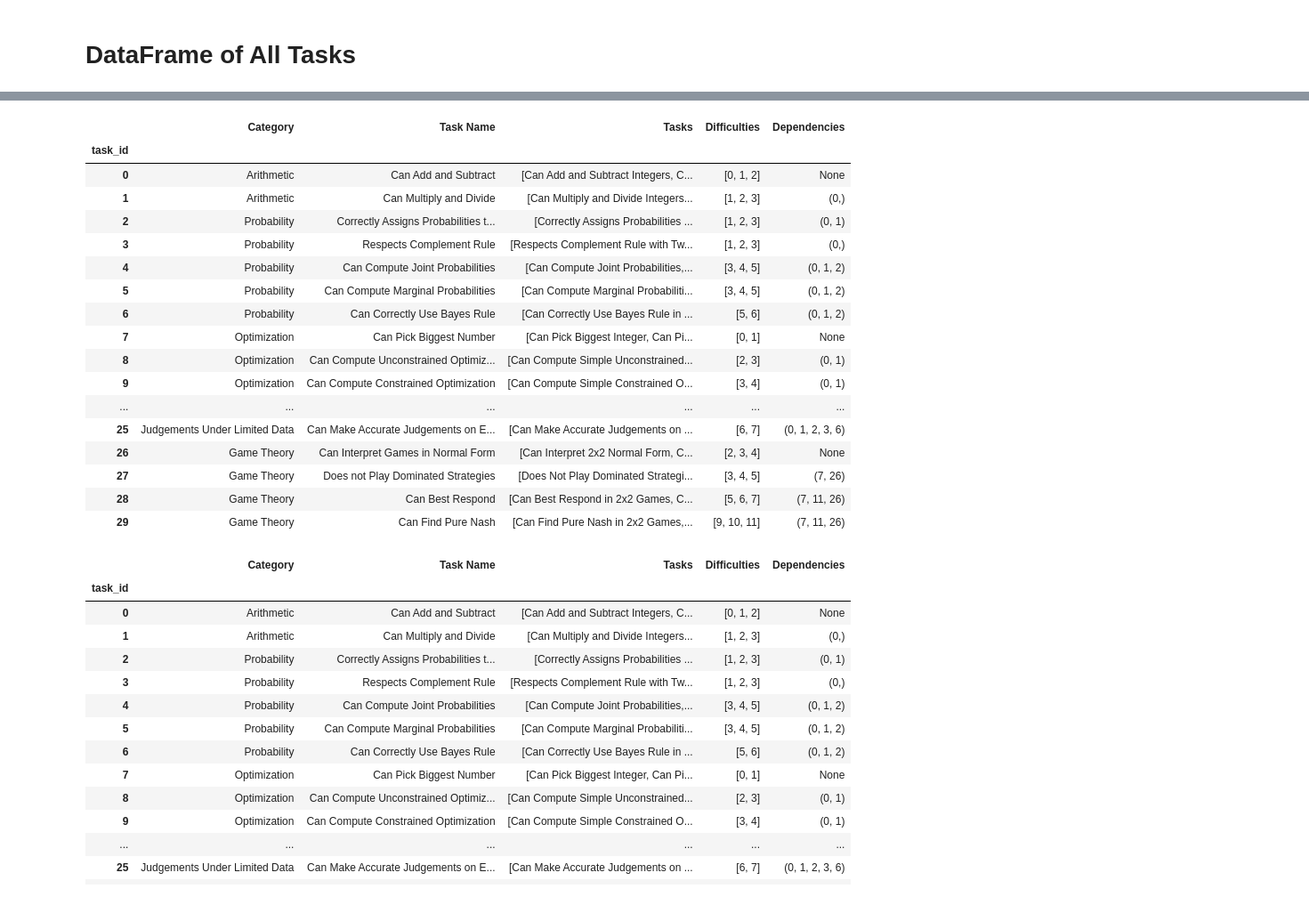
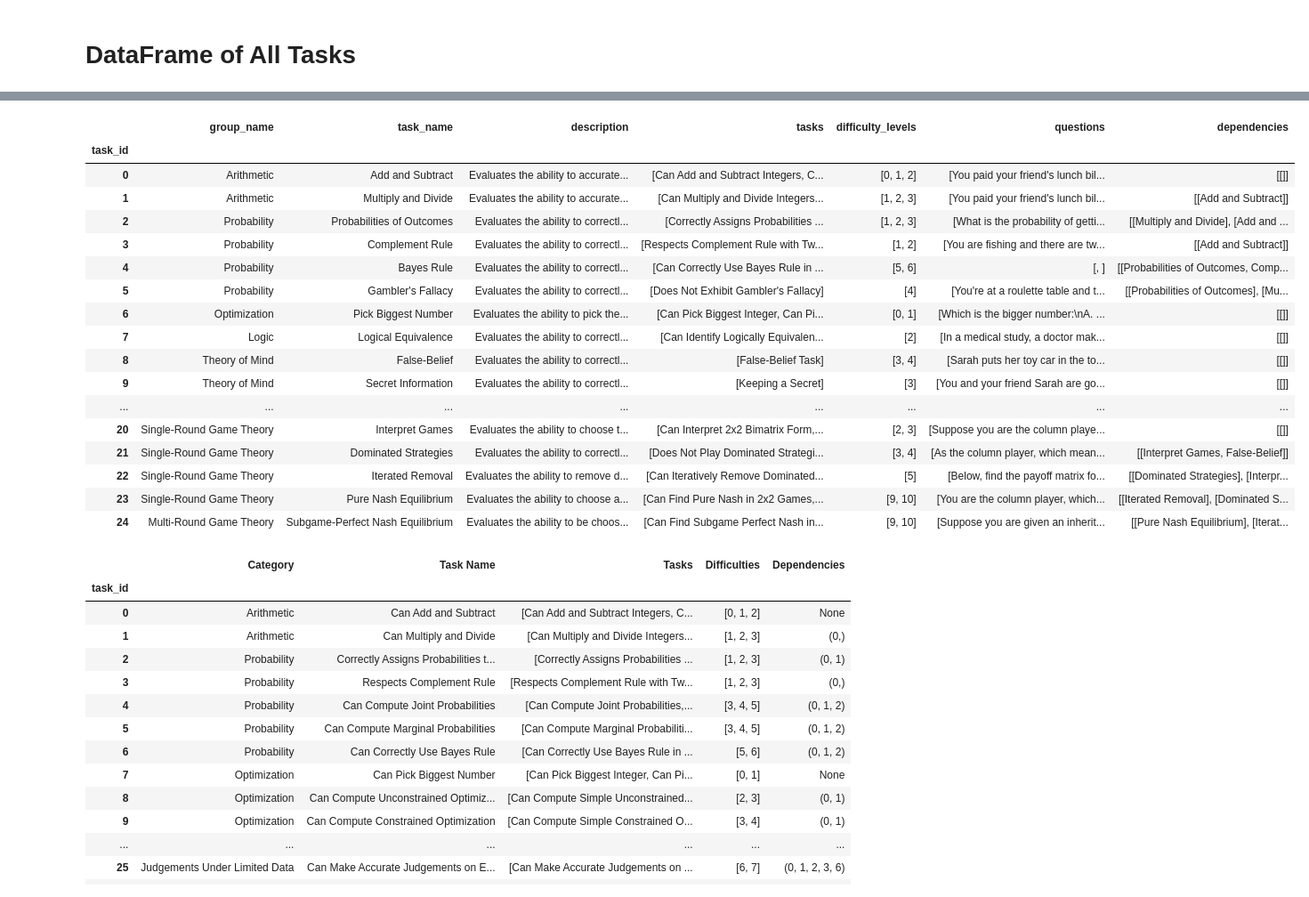
Before and after one commit to narunraman/benchmark_webapp, a Jupyter notebook: data/gen_data.ipynb, the cells around one changed output, grey strips where cells are left out. Shown at 89% size. Saved outputs shown, nothing was run; the diff lists cells and outputs as text; code cells hidden in the pictures.

```diff
--- a/data/gen_data.ipynb
+++ b/data/gen_data.ipynb
@@ -64,27 +111,56 @@ df.reset_index().rename(columns={df.index.name:'task_id'})
 # %%
 # bayes rule may need to have something for it like "has a prior" or something
-df['Dependencies'] = [(None), (0,), (0, 1), (0,), (0, 1, 2), (0, 1, 2), (0, 1, 2), (None), (0, 1), (0, 1), None, None, None, None, (0, 1), (0, 1), (0, 1, 7, 12), (None), (0, 1, 2, 3, 12, 13), (0, 1, 2, 3, 7, 12, 13), (0, 1, 2, 3, 7, 12, 13), (0, 1, 2, 3, 7, 12, 13), (0, 1, 2, 3, 7, 12, 13), (0, 1, 2, 3, 7, 12, 13),  (0, 1, 2, 3, 7, 12, 13), (0, 1, 2, 3, 6), (None), (7, 26), (7, 11, 26), (7, 11, 26)]
+dependencies = {
+    'Add and Subtract': [(None,)],
+    'Multiply and Divide': [(0,)],
+    'Probabilities of Outcomes': [(1,), (0,)],
+    'Complement Rule': [(0,)],
+    'Bayes Rule': [(2, 3), (1,), (0,)],
+    "Gambler's Fallacy": [(2,), (1,), (0,)],
+    'Pick Biggest Number': [(None,)],
+    'Logical Equivalence': [(None,)],
+    'False-Belief': [(None,)],
+    'Secret Information': [(None,)],
+    'Transitivity': [(None,)],
+    'Irrelevant Alternatives': [(None,)],
+    'Sunk Cost Fallacy': [(1,), (0,)],
+    'Endowment Effect': [(1,), (0,)],
+    'Recency and Primacy Bias': [(None,)],
+    'Compute Expected Utility': [(2, 3), (1,), (0,)],
+    'Maximize Expected Utility':  [(2, 3, 6), (1,), (0,)],
+    'Risk Attitude': [(2, 3, 6), (1,), (0,)],
+    'Loss Aversion': [(2, 3, 6), (1,), (0,)],
+    'Ambiguity Aversion': [(2, 3, 6), (1,), (0,)],
+    'Interpret Games': [(None,)],
+    'Dominated Strategies': [(20, 8)],
+    'Iterated Removal': [(21,), (20, 8)],
+    'Pure Nash Equilibrium': [(22,), (21,), (20, 8)],
+    'Subgame-Perfect Nash Equilibrium': [(23,), (22,), (21,), (20, 8)],
+    # None, None, (0, 1), (0, 1), (0, 1, 7, 12), (None), (0, 1, 2, 3, 12, 13), (0, 1, 2, 3, 7, 12, 13), (0, 1, 2, 3, 7, 12, 13), (0, 1, 2, 3, 7, 12, 13), (0, 1, 2, 3, 7, 12, 13), (0, 1, 2, 3, 7, 12, 13),  (0, 1, 2, 3, 7, 12, 13), (0, 1, 2, 3, 6), (None), (7, 26), (7, 11, 26), (7, 11, 26)
+}
-# %%
-df
-# %% [output]
-|  | Category | Task Name | Tasks | Difficulties | Dependencies |
-| task_id |  |  |  |  |  |
-| 0 | Arithmetic | Can Add and Subtract | [Can Add and Subtract Integers, C... | [0, 1, 2] | None |
-| 1 | Arithmetic | Can Multiply and Divide | [Can Multiply and Divide Integers... | [1, 2, 3] | (0,) |
-| 2 | Probability | Correctly Assigns Probabilities t... | [Correctly Assigns Probabilities ... | [1, 2, 3] | (0, 1) |
-| 3 | Probability | Respects Complement Rule | [Respects Complement Rule with Tw... | [1, 2, 3] | (0,) |
-| 4 | Probability | Can Compute Joint Probabilities | [Can Compute Joint Probabilities,... | [3, 4, 5] | (0, 1, 2) |
-| 5 | Probability | Can Compute Marginal Probabilities | [Can Compute Marginal Probabiliti... | [3, 4, 5] | (0, 1, 2) |
-| 6 | Probability | Can Correctly Use Bayes Rule | [Can Correctly Use Bayes Rule in ... | [5, 6] | (0, 1, 2) |
-| 7 | Optimization | Can Pick Biggest Number | [Can Pick Biggest Integer, Can Pi... | [0, 1] | None |
-| 8 | Optimization | Can Compute Unconstrained Optimiz... | [Can Compute Simple Unconstrained... | [2, 3] | (0, 1) |
-| 9 | Optimization | Can Compute Constrained Optimization | [Can Compute Simple Constrained O... | [3, 4] | (0, 1) |
-| ... | ... | ... | ... | ... | ... |
-| 25 | Judgements Under Limited Data | Can Make Accurate Judgements on E... | [Can Make Accurate Judgements on ... | [6, 7] | (0, 1, 2, 3, 6) |
-| 26 | Game Theory | Can Interpret Games in Normal Form | [Can Interpret 2x2 Normal Form, C... | [2, 3, 4] | None |
-| 27 | Game Theory | Does not Play Dominated Strategies | [Does Not Play Dominated Strategi... | [3, 4, 5] | (7, 26) |
-| 28 | Game Theory | Can Best Respond | [Can Best Respond in 2x2 Games, C... | [5, 6, 7] | (7, 11, 26) |
-| 29 | Game Theory | Can Find Pure Nash | [Can Find Pure Nash in 2x2 Games,... | [9, 10, 11] | (7, 11, 26) |
+# %%
+# df['task_name'].apply(lambda x: [print(type(dependency_level)) for dependency_level in dependencies[x]])
+df['dependencies'] = df['task_name'].apply(lambda x: [[df.loc[dependency, 'task_name'] if dependency != None else '' for dependency in dependency_level] for dependency_level in dependencies[x]])
+df
+# %% [output]
+|  | group_name | task_name | description | tasks | difficulty_levels | questions | dependencies |
+| task_id |  |  |  |  |  |  |  |
+| 0 | Arithmetic | Add and Subtract | Evaluates the ability to accurate... | [Can Add and Subtract Integers, C... | [0, 1, 2] | [You paid your friend's lunch bil... | [[]] |
+| 1 | Arithmetic | Multiply and Divide | Evaluates the ability to accurate... | [Can Multiply and Divide Integers... | [1, 2, 3] | [You paid your friend's lunch bil... | [[Add and Subtract]] |
+| 2 | Probability | Probabilities of Outcomes | Evaluates the ability to correctl... | [Correctly Assigns Probabilities ... | [1, 2, 3] | [What is the probability of getti... | [[Multiply and Divide], [Add and ... |
+| 3 | Probability | Complement Rule | Evaluates the ability to correctl... | [Respects Complement Rule with Tw... | [1, 2] | [You are fishing and there are tw... | [[Add and Subtract]] |
+| 4 | Probability | Bayes Rule | Evaluates the ability to correctl... | [Can Correctly Use Bayes Rule in ... | [5, 6] | [, ] | [[Probabilities of Outcomes, Comp... |
+| 5 | Probability | Gambler's Fallacy | Evaluates the ability to correctl... | [Does Not Exhibit Gambler's Fallacy] | [4] | [You're at a roulette table and t... | [[Probabilities of Outcomes], [Mu... |
+| 6 | Optimization | Pick Biggest Number | Evaluates the ability to pick the... | [Can Pick Biggest Integer, Can Pi... | [0, 1] | [Which is the bigger number:\nA. ... | [[]] |
+| 7 | Logic | Logical Equivalence | Evaluates the ability to correctl... | [Can Identify Logically Equivalen... | [2] | [In a medical study, a doctor mak... | [[]] |
+| 8 | Theory of Mind | False-Belief | Evaluates the ability to correctl... | [False-Belief Task] | [3, 4] | [Sarah puts her toy car in the to... | [[]] |
+| 9 | Theory of Mind | Secret Information | Evaluates the ability to correctl... | [Keeping a Secret] | [3] | [You and your friend Sarah are go... | [[]] |
+| ... | ... | ... | ... | ... | ... | ... | ... |
+| 20 | Single-Round Game Theory | Interpret Games | Evaluates the ability to choose t... | [Can Interpret 2x2 Bimatrix Form,... | [2, 3] | [Suppose you are the column playe... | [[]] |
+| 21 | Single-Round Game Theory | Dominated Strategies | Evaluates the ability to correctl... | [Does Not Play Dominated Strategi... | [3, 4] | [As the column player, which mean... | [[Interpret Games, False-Belief]] |
+| 22 | Single-Round Game Theory | Iterated Removal | Evaluates the ability to remove d... | [Can Iteratively Remove Dominated... | [5] | [Below, find the payoff matrix fo... | [[Dominated Strategies], [Interpr... |
+| 23 | Single-Round Game Theory | Pure Nash Equilibrium | Evaluates the ability to choose a... | [Can Find Pure Nash in 2x2 Games,... | [9, 10] | [You are the column player, which... | [[Iterated Removal], [Dominated S... |
+| 24 | Multi-Round Game Theory | Subgame-Perfect Nash Equilibrium | Evaluates the ability to be choos... | [Can Find Subgame Perfect Nash in... | [9, 10] | [Suppose you are given an inherit... | [[Pure Nash Equilibrium], [Iterat... |
 # %%
 df.to_pickle('all_tasks.pkl')
 # %%
```
Also changed, not shown: parts of 12 cells of this notebook, 2 other files.
